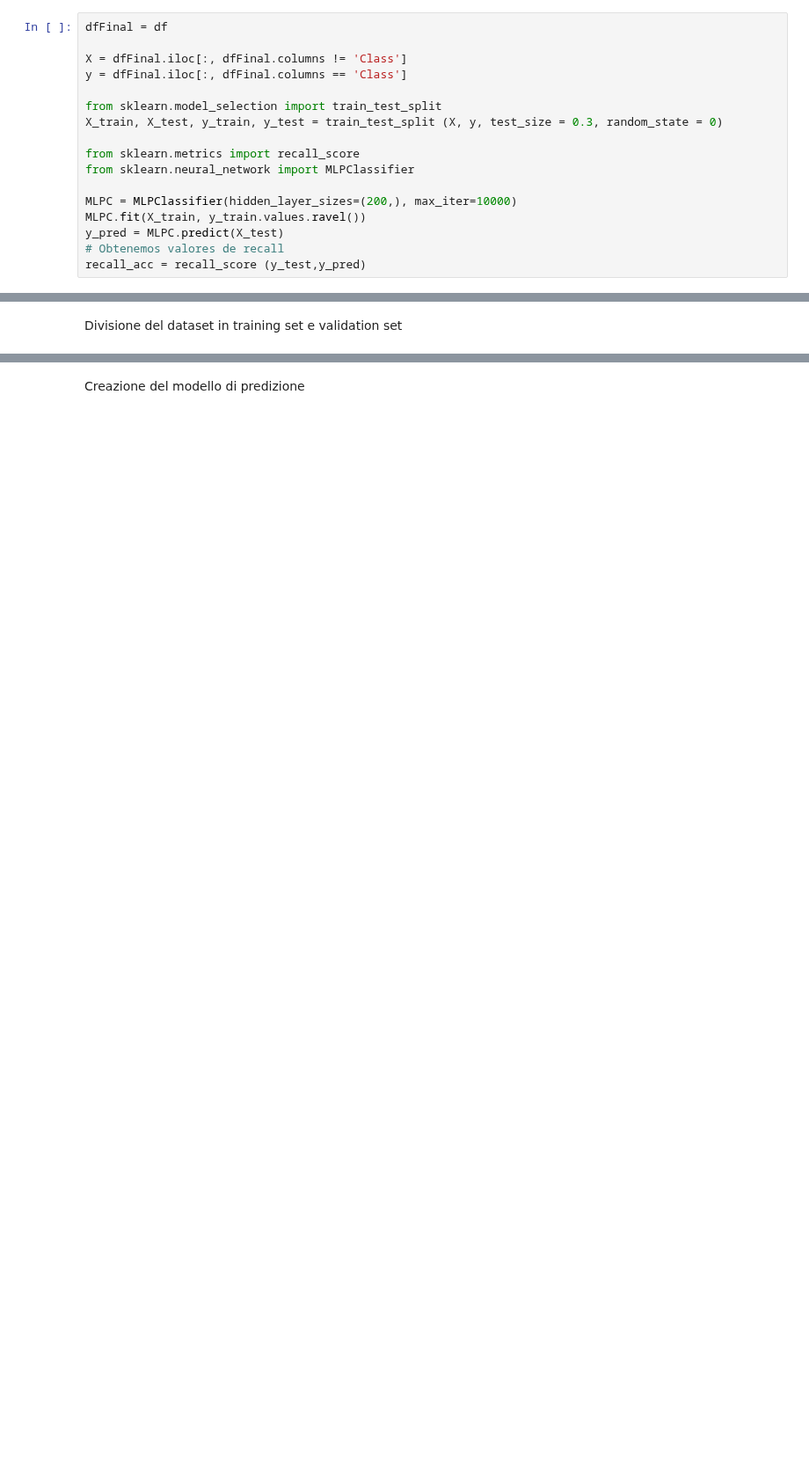
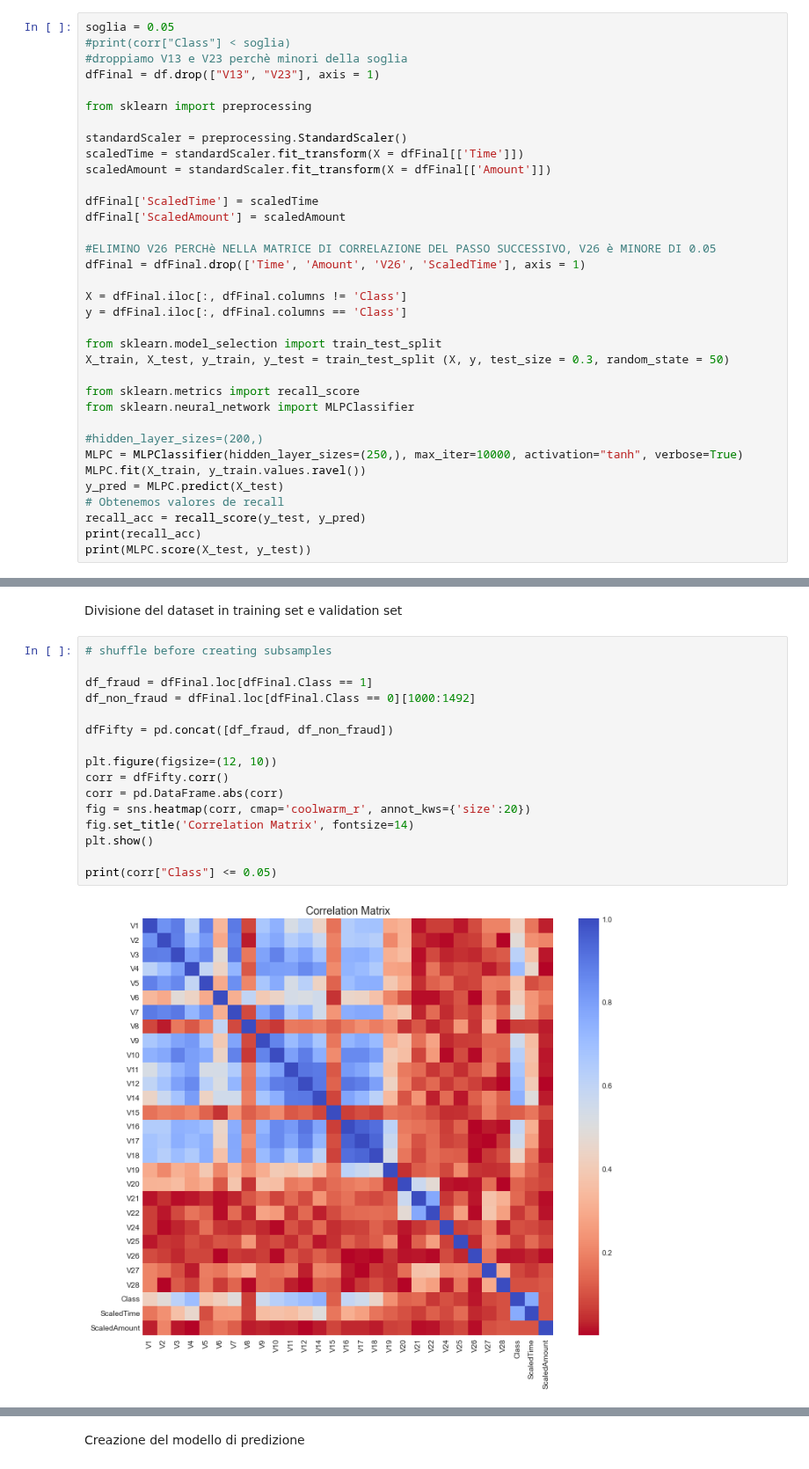
Before and after one commit to giridhar123/BigData, a Jupyter notebook: Notebook.ipynb, the cells around one changed output, grey strips where cells are left out. Shown at 88% size. Drawn from its saved outputs; the diff is of its cells as text; blank space fills up the shorter version.

Commit message:
Aggiunta scalatura min-max e z-scaling per gli attributi "Time" e "Amount".

```diff
--- a/Notebook.ipynb
+++ b/Notebook.ipynb
@@ -152,17 +173,35 @@ print(MLPC.n_layers_)
 # %%
-dfFinal = df
+soglia = 0.05
+#print(corr["Class"] < soglia)
+#droppiamo V13 e V23 perchè minori della soglia
+dfFinal = df.drop(["V13", "V23"], axis = 1)
+
+from sklearn import preprocessing
+
+standardScaler = preprocessing.StandardScaler()
+scaledTime = standardScaler.fit_transform(X = dfFinal[['Time']])
+scaledAmount = standardScaler.fit_transform(X = dfFinal[['Amount']])
+
+dfFinal['ScaledTime'] = scaledTime
+dfFinal['ScaledAmount'] = scaledAmount
+
+#ELIMINO V26 PERCHè NELLA MATRICE DI CORRELAZIONE DEL PASSO SUCCESSIVO, V26 è MINORE DI 0.05
+dfFinal = dfFinal.drop(['Time', 'Amount', 'V26', 'ScaledTime'], axis = 1)
 
 X = dfFinal.iloc[:, dfFinal.columns != 'Class']
 y = dfFinal.iloc[:, dfFinal.columns == 'Class']
 
 from sklearn.model_selection import train_test_split
-X_train, X_test, y_train, y_test = train_test_split (X, y, test_size = 0.3, random_state = 0)
+X_train, X_test, y_train, y_test = train_test_split (X, y, test_size = 0.3, random_state = 50)
 
 from sklearn.metrics import recall_score
 from sklearn.neural_network import MLPClassifier
 
-MLPC = MLPClassifier(hidden_layer_sizes=(200,), max_iter=10000)
+#hidden_layer_sizes=(200,)
+MLPC = MLPClassifier(hidden_layer_sizes=(250,), max_iter=10000, activation="tanh", verbose=True)
 MLPC.fit(X_train, y_train.values.ravel())
 y_pred = MLPC.predict(X_test)
 # Obtenemos valores de recall
-recall_acc = recall_score (y_test,y_pred)
+recall_acc = recall_score(y_test, y_pred)
+print(recall_acc)
+print(MLPC.score(X_test, y_test))
@@ -193,2 +226,20 @@ print(dfFinal)
 # %% [markdown]
 Divisione del dataset in training set e validation set
+# %%
+# shuffle before creating subsamples
+
+df_fraud = dfFinal.loc[dfFinal.Class == 1]
+df_non_fraud = dfFinal.loc[dfFinal.Class == 0][1000:1492]
+
+dfFifty = pd.concat([df_fraud, df_non_fraud])
+
+plt.figure(figsize=(12, 10))
+corr = dfFifty.corr()
+corr = pd.DataFrame.abs(corr)
+fig = sns.heatmap(corr, cmap='coolwarm_r', annot_kws={'size':20})
+fig.set_title('Correlation Matrix', fontsize=14)
+plt.show()
+
+print(corr["Class"] <= 0.05)
+# %% [output]
+[figure, added]
```
Also changed, not shown: parts of 9 cells of this notebook.
